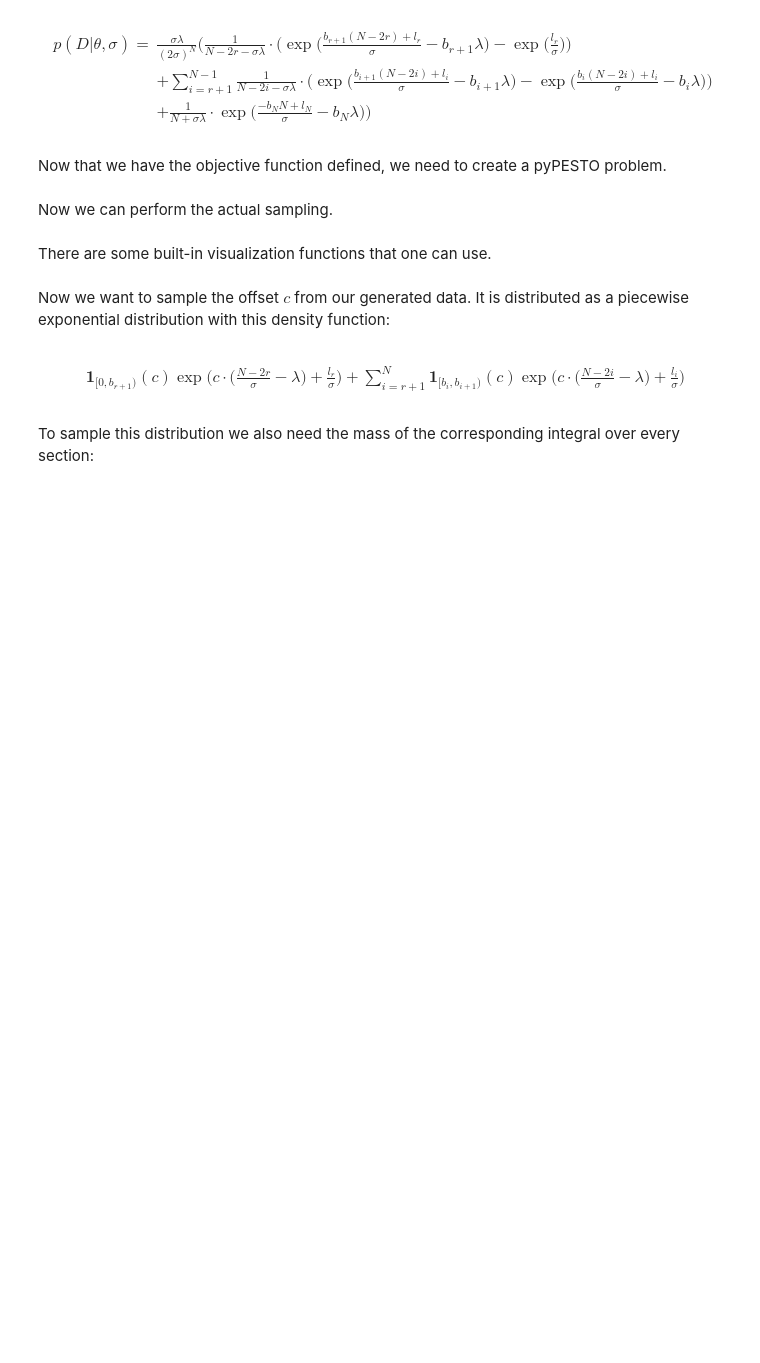
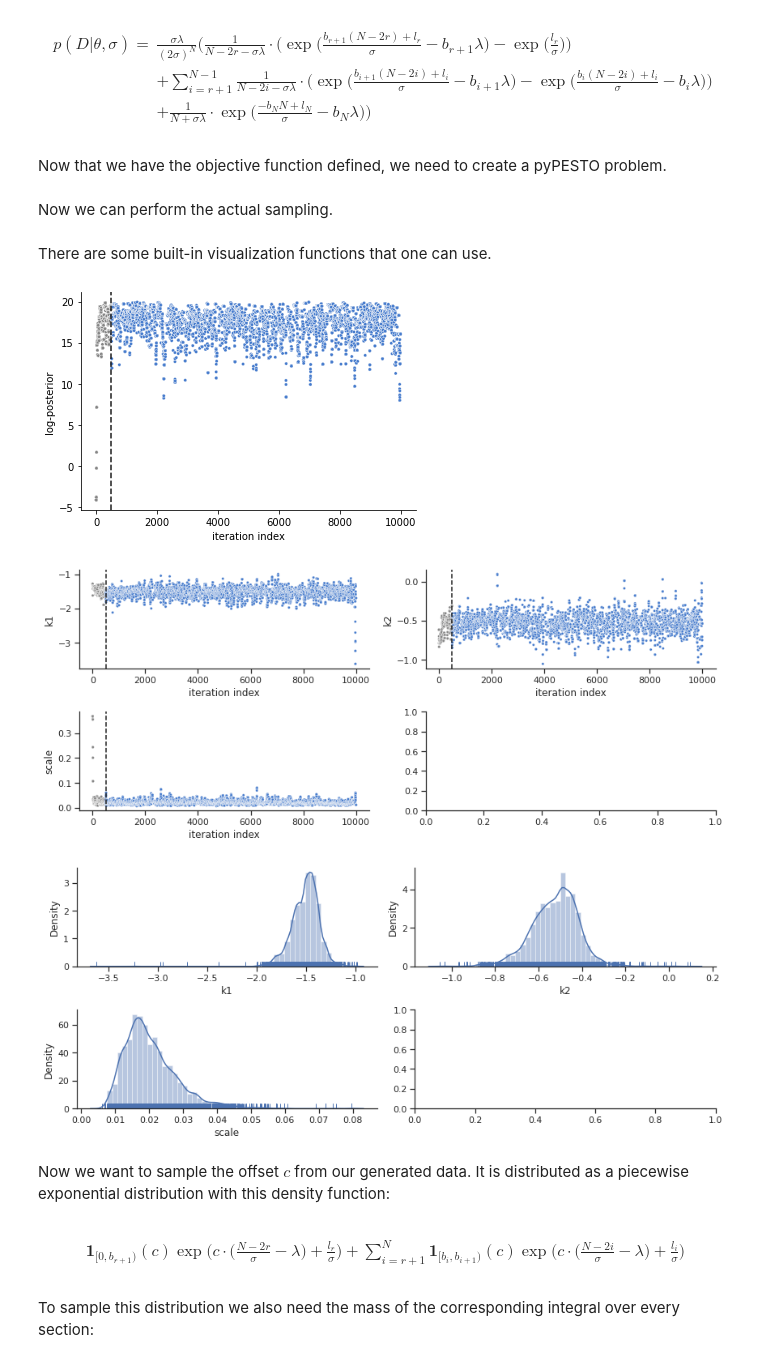
Before and after one commit to feddersmichael/Bachelor-Thesis-Marginal-Sampling, a Jupyter notebook: Sampling/Laplacian_noise/Conversion_Reaction_model/Laplacian_noise_Conversian_Reaction_Offset_Marginalised.ipynb, the cells around one changed output. Saved outputs shown, nothing was run; the diff lists cells and outputs as text; code cells hidden in the pictures; blank space fills up the shorter version.

```diff
--- a/Sampling/Laplacian_noise/Conversion_Reaction_model/Laplacian_noise_Conversian_Reaction_Offset_Marginalised.ipynb
+++ b/Sampling/Laplacian_noise/Conversion_Reaction_model/Laplacian_noise_Conversian_Reaction_Offset_Marginalised.ipynb
@@ -106,14 +106,13 @@ def marginal_sampling():
     return problem
 # %%
 ### Prior dependent paramters
-
 lamda = 0.01
 
 # create the estimation problem
 problem = marginal_sampling()
 
 # MCMC chain length
-n_samples= 30000
+n_samples= 1e4
 
 # call the sampler of choice
 sampler = sample.AdaptiveMetropolisSampler()
@@ -145,11 +144,16 @@ for n in range(runs):
 # %% [markdown]
 There are some built-in visualization functions that one can use.
 # %%
-ax = visualize.sampling_fval_trace(result,full_trace=True)
+ax = visualize.sampling_fval_traces(result,full_trace=True)
 # Visualize the parameter trace
-ax = visualize.sampling.sampling_parameters_trace(result, use_problem_bounds=False, full_trace=True, size=(12,5))
+ax = visualize.sampling.sampling_parameter_traces(result, use_problem_bounds=False,
+                                                  full_trace=True, size=(12,5))
 # Visualize the one-dimensional marginals --> Important!
 ax = visualize.sampling_1d_marginals(result, size=(12,5))
+# %% [output]
+[figure, added]
+[figure, added]
+[figure, added]
 # %% [markdown]
 Now we want to sample the offset $c$ from our generated data. It is distributed as a piecewise exponential distribution with this density function:
 # %% [markdown]
```
Also changed, not shown: parts of 3 cells of this notebook.
